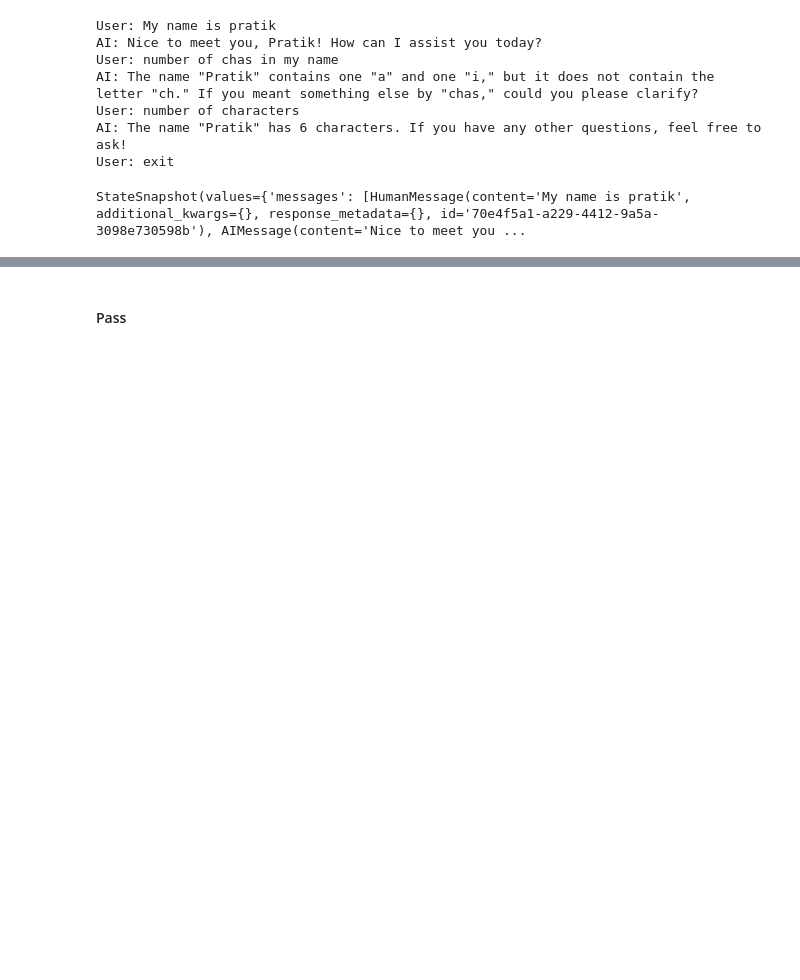
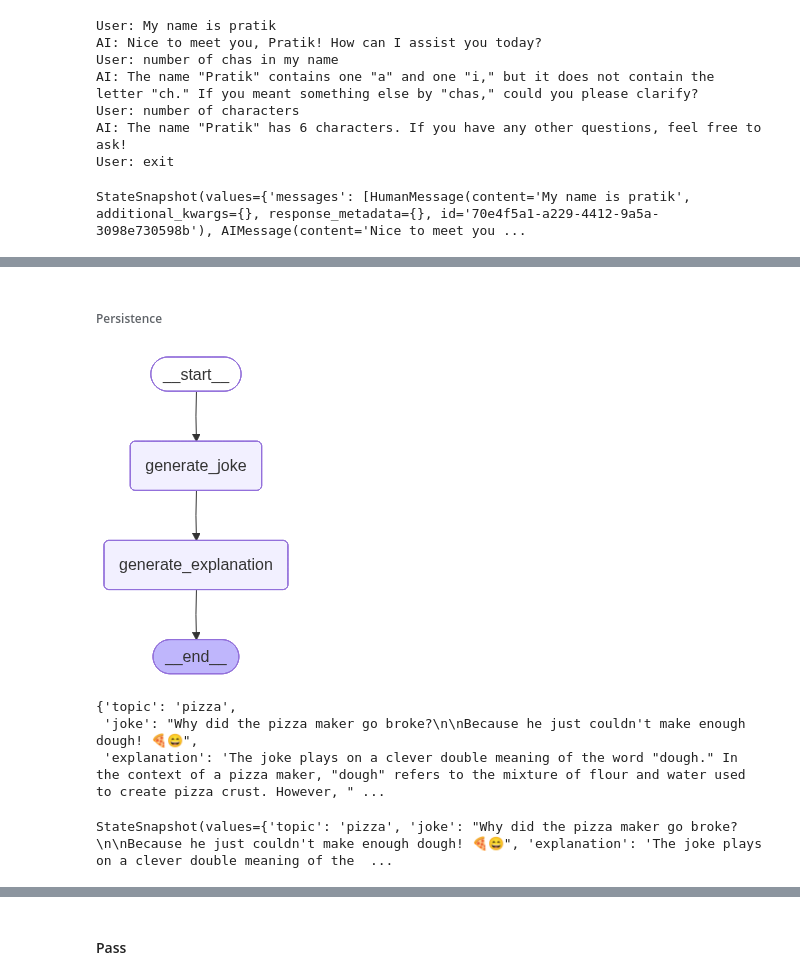
Before and after one commit to memorybyte/langgraph, a Jupyter notebook: workflow.ipynb, the cells around one changed output, grey strips where cells are left out. Saved outputs shown, nothing was run; the diff lists cells and outputs as text; code cells hidden in the pictures; blank space fills up the shorter version.

Commit message:
Add persistence

```diff
--- a/workflow.ipynb
+++ b/workflow.ipynb
@@ -466,0 +467,2 @@ StateSnapshot(values={'messages': [HumanMessage(content='My name is pratik', add
+# %% [markdown]
+###### Persistence
@@ -466,0 +481,53 @@ StateSnapshot(values={'messages': [HumanMessage(content='My name is pratik', add
+# %%
+# Node1: Create joke from a topic
+# Node2: Explain the joke
+
+class JokeState(TypedDict):
+    topic: str
+    joke: str
+    explanation: str
+# %%
+def generate_joke(state: JokeState) -> JokeState:
+    prompt = f'Generate a joke on the topic: {state['topic']}'
+    response = model.invoke(prompt)
+    return {'joke': response.content}
+# %%
+def generate_explanation(state: JokeState) -> JokeState:
+    prompt = f'Write an explanation for the joke: {state['joke']}'
+    response = model.invoke(prompt)
+    return {'explanation': response.content}
+# %%
+graph = StateGraph(JokeState)
+
+# Add nodes
+graph.add_node('generate_joke', generate_joke)
+graph.add_node('generate_explanation', generate_explanation)
+
+# Add edges
+graph.add_edge(START, 'generate_joke')
+graph.add_edge('generate_joke', 'generate_explanation')
+graph.add_edge('generate_explanation', END)
+
+# Checkpointer
+checkpointer = InMemorySaver()
+
+# Compile
+workflow = graph.compile(checkpointer=checkpointer)
+workflow
+# %% [output]
+[figure, added]
+# %%
+# Chat 1
+config1 = {
+    'configurable': {'thread_id': '1'}
+}
+
+workflow.invoke({'topic': 'pizza'}, config=config1)
+# %% [output]
+{'topic': 'pizza',
+ 'joke': "Why did the pizza maker go broke?\n\nBecause he just couldn't make enough dough! 🍕😄",
+ 'explanation': 'The joke plays on a clever double meaning of the word "dough." In the context of a pizza maker, "dough" refers to the mixture of flour and water used to create pizza crust. However, " ...
+# %%
+workflow.get_state(config=config1)
+# %% [output]
+StateSnapshot(values={'topic': 'pizza', 'joke': "Why did the pizza maker go broke?\n\nBecause he just couldn't make enough dough! 🍕😄", 'explanation': 'The joke plays on a clever double meaning of the  ...
```
Also changed, not shown: parts of 24 cells of this notebook.
